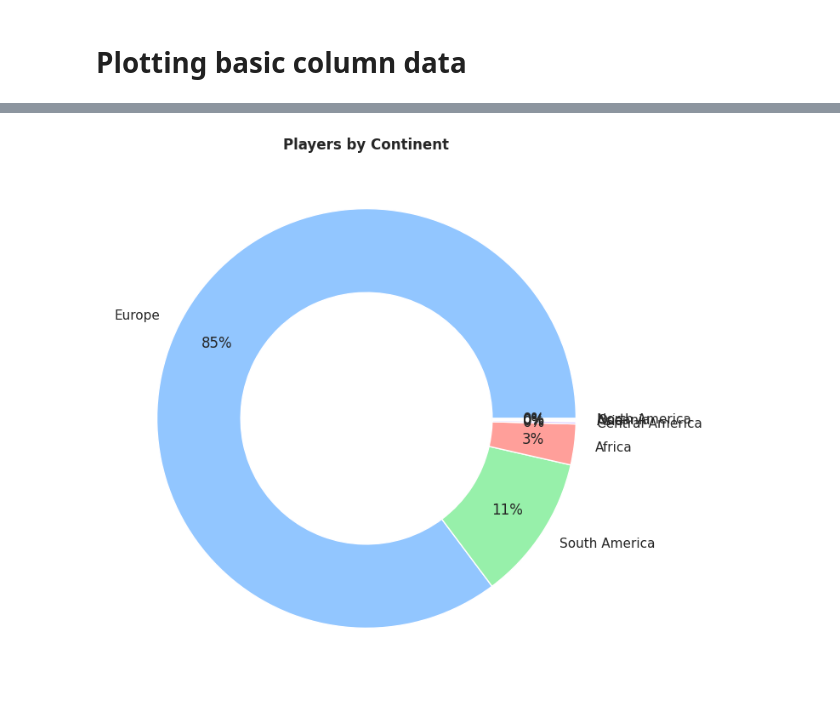
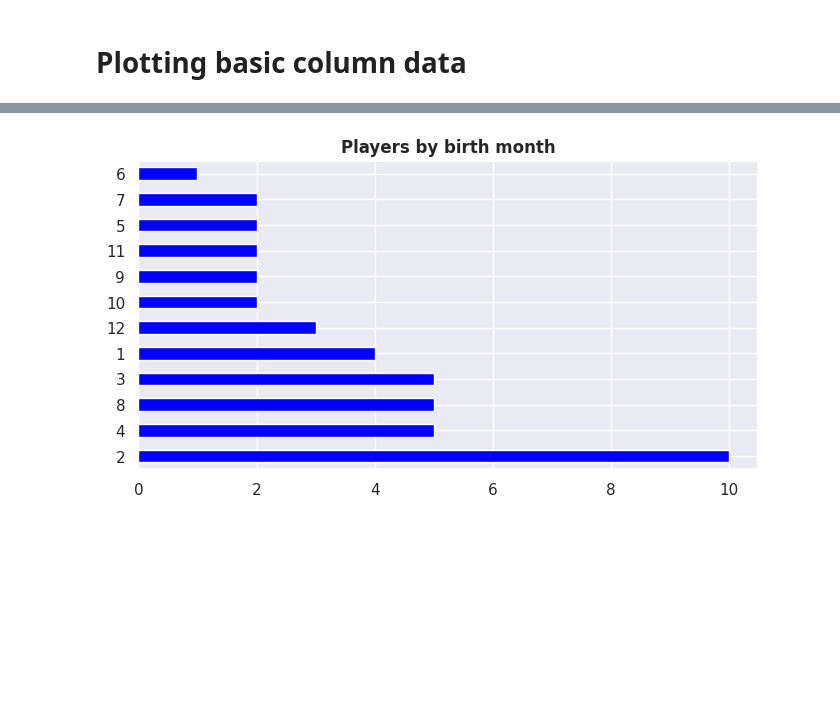
Before and after one commit to guilhermelaviola/InterMilan, a Jupyter notebook: CurrentSquad.ipynb, the cells around one changed output, grey strips where cells are left out. Saved outputs shown, nothing was run; the diff lists cells and outputs as text; code cells hidden in the pictures; blank space fills up the shorter version.

```diff
--- a/CurrentSquad.ipynb
+++ b/CurrentSquad.ipynb
@@ -11,6 +11,6 @@ plt.style.use('seaborn-pastel')
 # %%
 # Importing and displaying the last 10 goals scored:
 df = pd.ExcelFile('INTER.xlsx')
-players = pd.read_excel(df, 'All Players')
-players.tail(10)
+squad = pd.read_excel(df, 'Full squad')
+squad.tail(10)
 # %% [output]
@@ -43 +72,8 @@ plt.show()
+# %%
+# Creating a datetime object based on the dates from the dataset:
+squad['Date of birth'] = squad['Date of birth'].map(pd.to_datetime)
+squad['Birth day'] = squad['Date of birth'].apply(lambda x : x.day)
+squad['Birth month'] = squad['Date of birth'].apply(lambda x : x.month)
+squad['Birth year'] = squad['Date of birth'].apply(lambda x : x.year)
+squad['Birth weekday'] = squad['Date of birth'].apply(lambda x : x.weekday())
 # %%
@@ -51,9 +87,9 @@ plt.show()
 # %%
-# Displaying players by continent:
-players['Continent'].value_counts().plot(kind = 'pie', autopct = '%.0f%%', figsize = (8, 8), wedgeprops = dict(width = 0.4), pctdistance = 0.8)
+# Displaying players by birth month:
+squad['Birth month'].value_counts().plot(kind = 'barh', color = 'blue', figsize = (8, 4))
 plt.ylabel(None)
-plt.title('Players by Continent', fontweight = 'bold')
+plt.title('Players by birth month', fontweight = 'bold')
 plt.show()
 # %% [output]
-[figure, old version]
+[figure, new version]
 # %%
```
Also changed, not shown: parts of 18 cells of this notebook.
